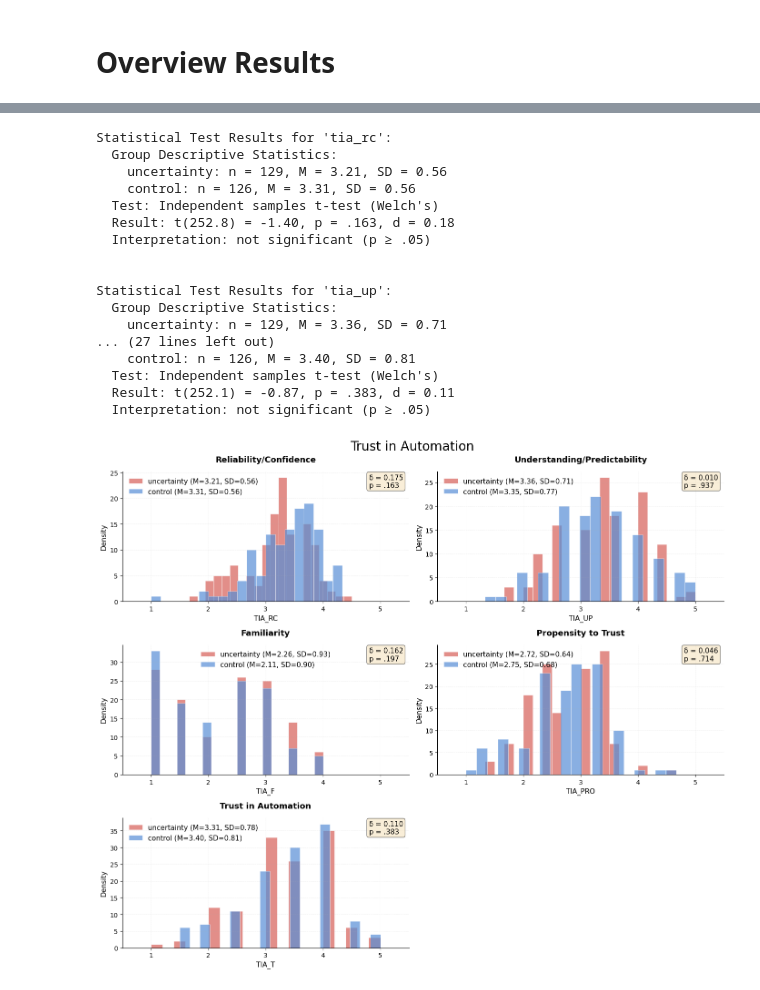
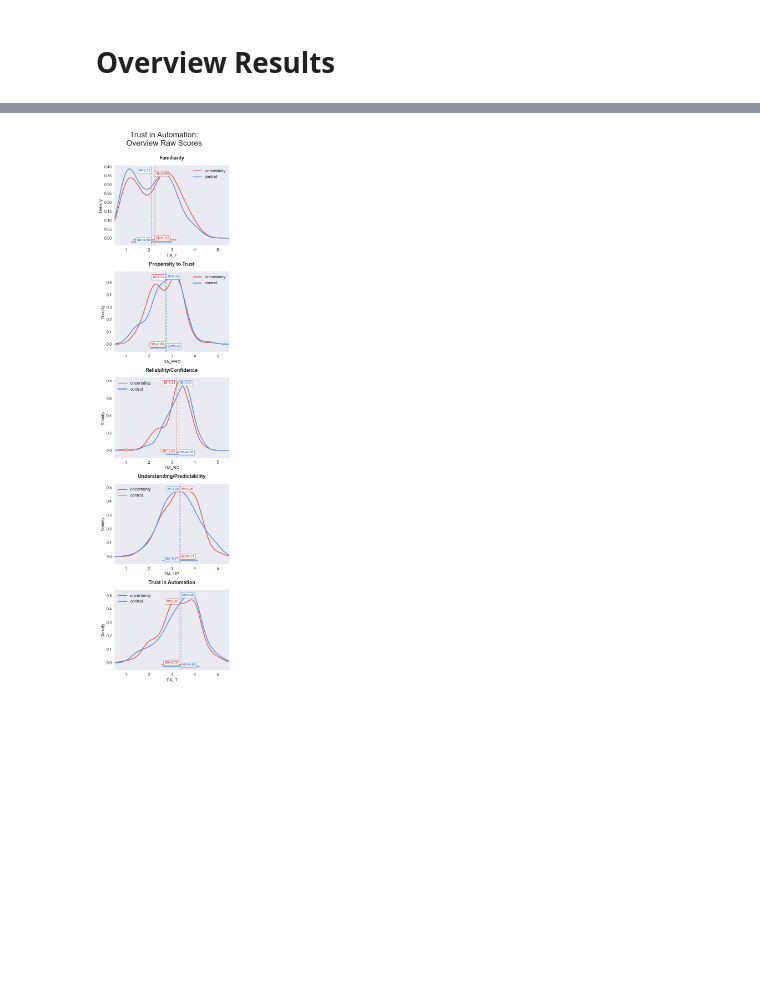
Before and after one commit to TimWiesner99/thesis-analysis, a Jupyter notebook: analysis/overview_results.ipynb, the cells around one changed output, grey strips where cells are left out. Saved outputs shown, nothing was run; the diff lists cells and outputs as text; code cells hidden in the pictures; blank space fills up the shorter version.

```diff
--- a/analysis/overview_results.ipynb
+++ b/analysis/overview_results.ipynb
@@ -230,32 +202,21 @@ Statistical Test Results for 'manip_check1_1':
 # %%
 # Outcome variables
-tia_scales = ['tia_rc', 'tia_up', 'tia_f', 'tia_pro', 'tia_t']
-fig, axes = create_figure_grid(len(tia_scales), ncols=2, figsize=(14, 12))
+tia_scales = ['tia_f', 'tia_pro', 'tia_rc', 'tia_up', 'tia_t']
+
+fig, axes = create_figure_grid(len(tia_scales), ncols=1, figsize=(5, 20))
 
 for idx, scale in enumerate(tia_scales):
-    plot_likert_distribution(data, scale, title=scale_titles.get(scale)[6:],
-                           group_by='stimulus_group', ax=axes[idx], show_bars=True, show_kde=False)
+    plot_likert_distribution(data, scale,
+                             title=scale_titles.get(scale)[6:],
+                             group_by='stimulus_group', ax=axes[idx],
+                             show_kde=True,
+                             show_bars=False,
+                             show_stats=False,
+                             show_correlation=False)
 
-fig.suptitle("Trust in Automation", fontsize=20)
-
+fig.suptitle("Trust in Automation:\nOverview Raw Scores", fontsize=20, y=1)
 plt.tight_layout()
+plt.savefig('../plots/overview/tia_raw_overview.png', transparent=True)
 plt.show()
 # %% [output]
-Statistical Test Results for 'tia_rc':
-  Group Descriptive Statistics:
-    uncertainty: n = 129, M = 3.21, SD = 0.56
-    control: n = 126, M = 3.31, SD = 0.56
-  Test: Independent samples t-test (Welch's)
-  Result: t(252.8) = -1.40, p = .163, d = 0.18
-  Interpretation: not significant (p ≥ .05)
-
-
-Statistical Test Results for 'tia_up':
-  Group Descriptive Statistics:
-    uncertainty: n = 129, M = 3.36, SD = 0.71
-... (27 lines left out)
-    control: n = 126, M = 3.40, SD = 0.81
-  Test: Independent samples t-test (Welch's)
-  Result: t(252.1) = -0.87, p = .383, d = 0.11
-  Interpretation: not significant (p ≥ .05)
-[figure, old version]
+[figure, new version]
```
Also changed, not shown: parts of 8 cells of this notebook, 44 other files.
